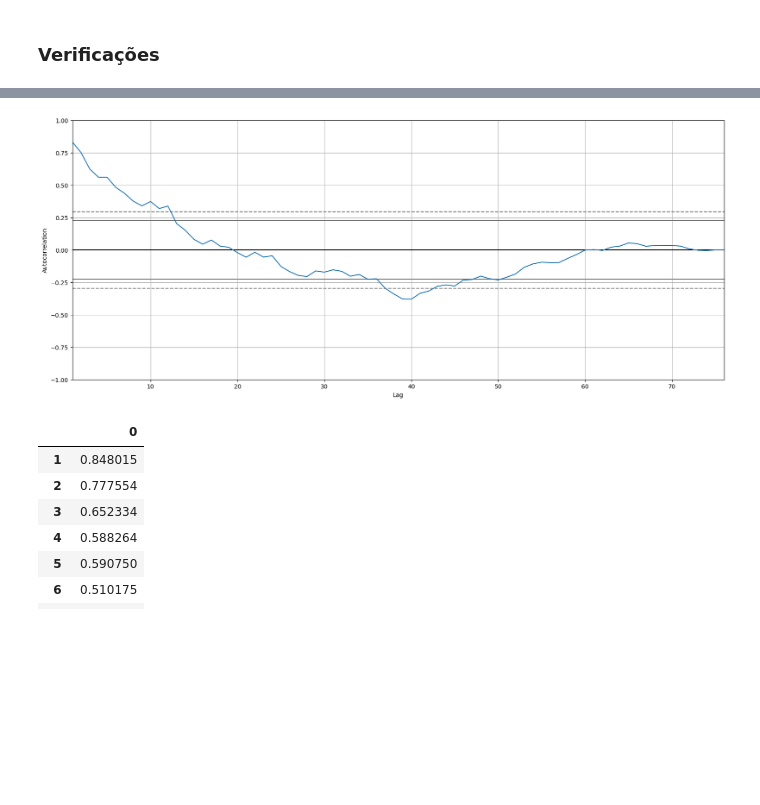
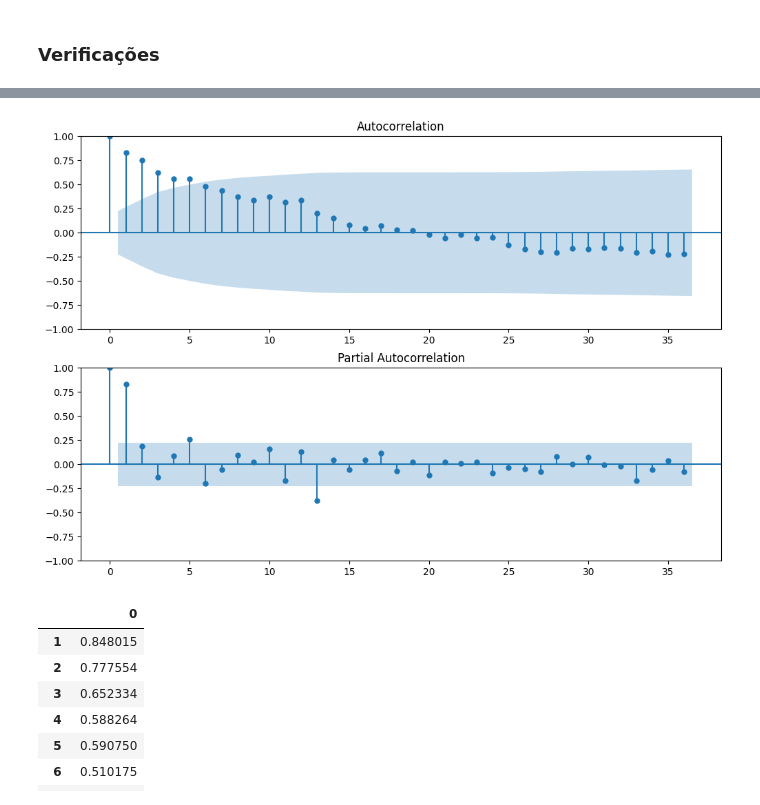
Before and after one commit to ffserro/MVP, a Jupyter notebook: mvp.ipynb, the cells around one changed output, grey strips where cells are left out. Drawn from its saved outputs; the diff is of its cells as text; code cells hidden in the pictures; blank space fills up the shorter version.

```diff
--- a/mvp.ipynb
+++ b/mvp.ipynb
@@ -463,10 +475,12 @@ Não rejeitamos a hipótese nula. A série não é estacionária
 # %%
 # Análise de autocorrelação
 
-fig = plt.figure(figsize=(20, 8))
-pd.plotting.autocorrelation_plot(mmm_marinha.consumo);
+fig, ax = plt.subplots(2,1, figsize=(12,8))
+plot_acf(mmm_marinha.consumo.dropna(), lags=36, ax=ax[0])
+plot_pacf(mmm_marinha.consumo.dropna(), lags=36, ax=ax[1], method='ywm')
+plt.show()
 # %% [output]
-[figure, old version]
+[figure, new version]
 # %%
 autocorr_values = pd.DataFrame({i:[mmm_marinha.consumo.autocorr(lag=i)] for i in range(1, 50)}).T
 
```
Also changed, not shown: parts of 9 cells of this notebook.
